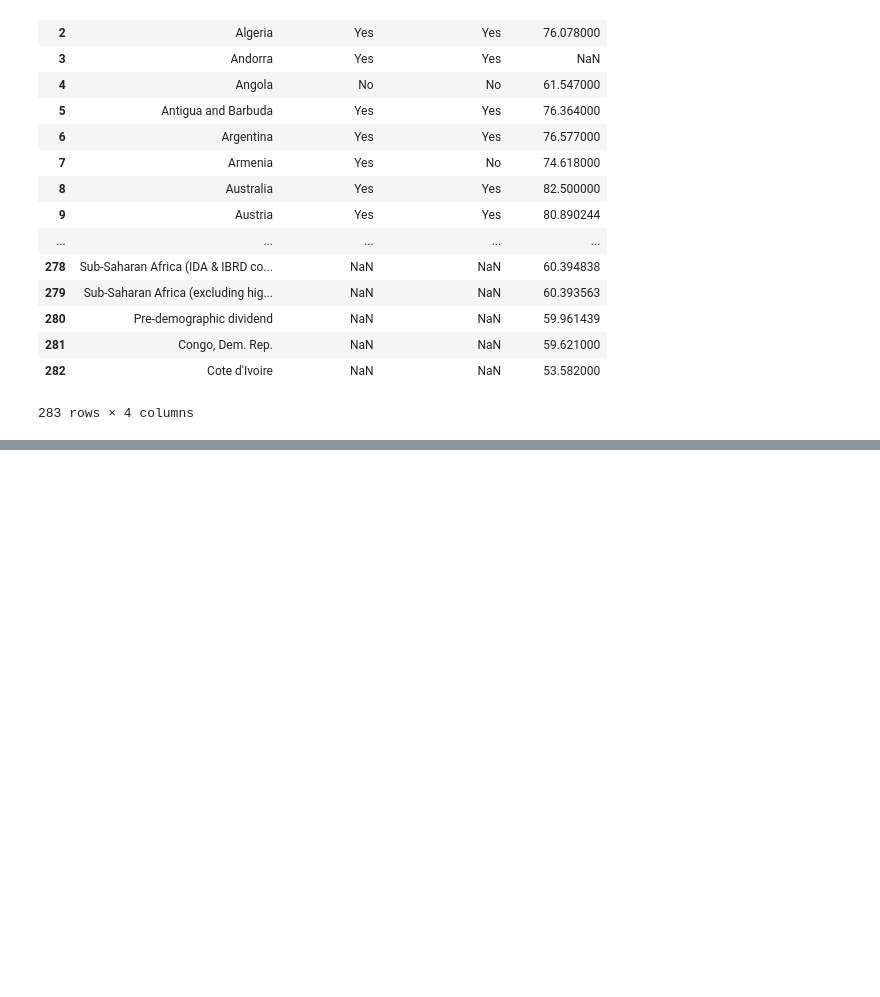
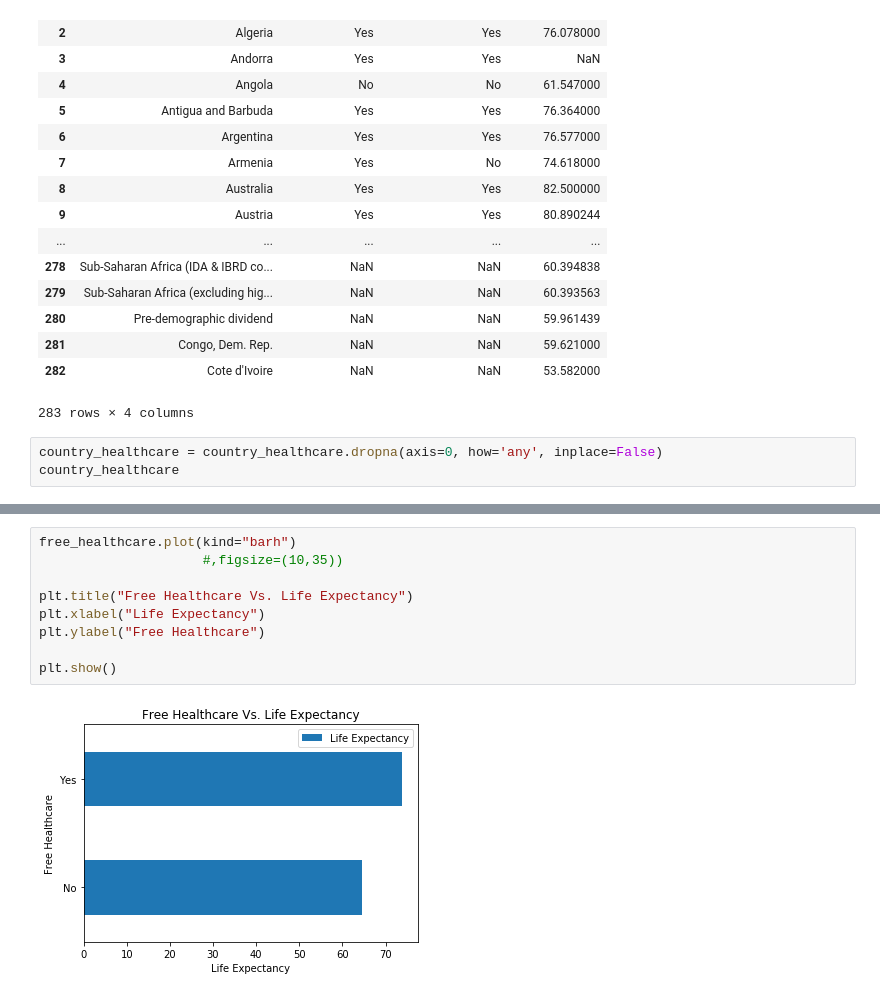
Before and after one commit to rdhaliwal96/group_collaboration, a Jupyter notebook: christine/country_population_analysis_cton.ipynb, the cells around one changed output, grey strips where cells are left out. Drawn from its saved outputs; the diff is of its cells as text; blank space fills up the shorter version.

```diff
--- a/christine/country_population_analysis_cton.ipynb
+++ b/christine/country_population_analysis_cton.ipynb
@@ -365,3 +406,6 @@ country_healthcare
 | 281 | Congo, Dem. Rep. | NaN | NaN | 59.621000 |
 | 282 | Cote d'Ivoire | NaN | NaN | 53.582000 |
 283 rows × 4 columns
+# %%
+country_healthcare = country_healthcare.dropna(axis=0, how='any', inplace=False)
+country_healthcare
@@ -367,0 +495,11 @@ country_healthcare
+# %%
+free_healthcare.plot(kind="barh")
+                     #,figsize=(10,35))
+
+plt.title("Free Healthcare Vs. Life Expectancy")
+plt.xlabel("Life Expectancy")
+plt.ylabel("Free Healthcare")
+
+plt.show()
+# %% [output]
+[figure, added]
```
Also changed, not shown: parts of 12 cells of this notebook.
